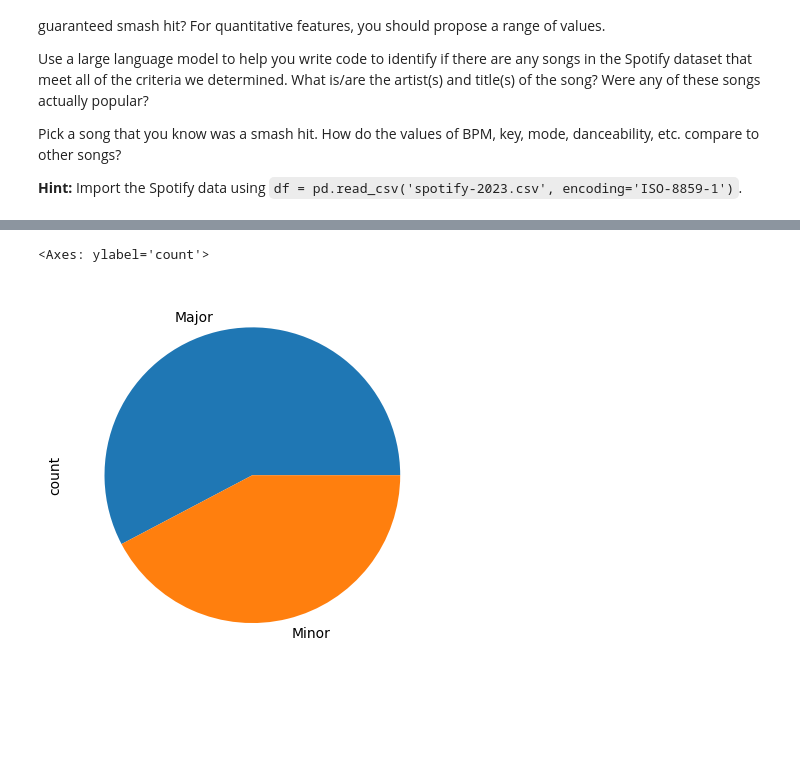
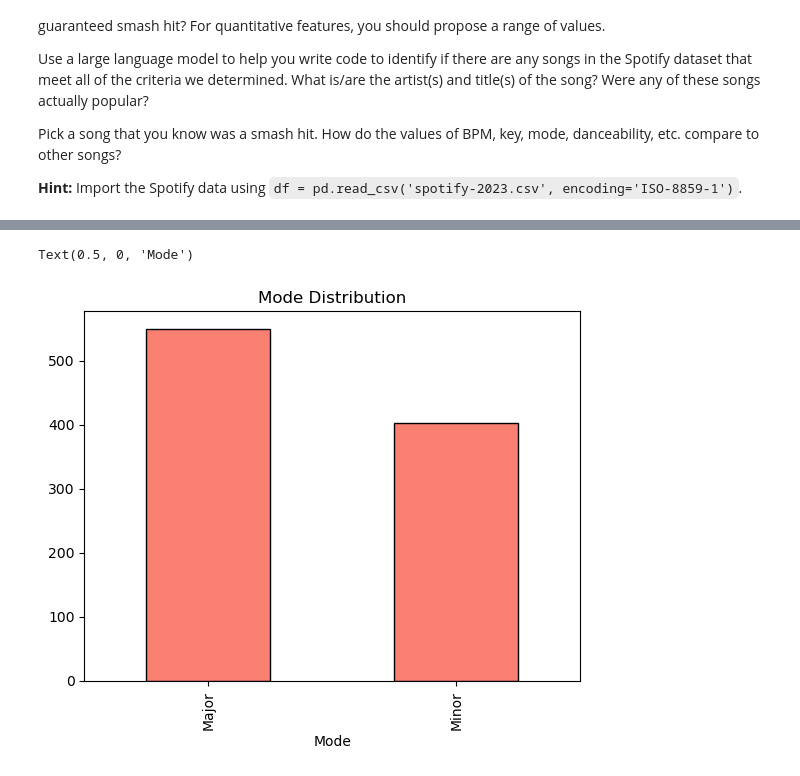
Before and after one commit to candace1been/Data_Visualization_And_Modeling, a Jupyter notebook: Lab/1.3 Data Visualization Lab.ipynb, the cells around one changed output, grey strips where cells are left out. Drawn from its saved outputs; the diff is of its cells as text; code cells hidden in the pictures; blank space fills up the shorter version.

Commit message:
modified:   Lab/1.3 Data Visualization Lab.ipynb 	modified:   Lab/1.5 Intro to Python and Pandas Lab.ipynb 	new file:   Lab/Cars.csv

```diff
--- a/Lab/1.3 Data Visualization Lab.ipynb
+++ b/Lab/1.3 Data Visualization Lab.ipynb
@@ -23,8 +23,19 @@ Pick a song that you know was a smash hit. How do the values of BPM, key, mode,
 import pandas as pd
 import matplotlib.pyplot as plt
 
-# 1. Load the Spotify Data
+# Load dataset
+df = pd.read_csv('spotify-2023.csv', encoding='ISO-8859-1')
+df['streams'] = pd.to_numeric(df['streams'], errors='coerce')
 
-df = pd.read_csv('spotify-2023.csv', encoding='ISO-8859-1')
+# 1. Calculations
+ideal_vals = {
+    'bpm': df['bpm'].median(),
+    'key': df['key'].mode()[0],
+    'mode': df['mode'].mode()[0],
+    'danceability_%': df['danceability_%'].median(),
+    'energy_%': df['energy_%'].median(),
+    'speechiness_%': df['speechiness_%'].median(),
+    'acousticness_%': df['acousticness_%'].median()
+}
 # %%
 # BPM Distribution
@@ -48,6 +55,8 @@ Name: bpm, dtype: float64
 # %%
-df['mode'].value_counts().plot(kind='pie')
+plt.figure()
+df['mode'].value_counts().plot(kind='bar', title='Mode Distribution', color='salmon', edgecolor='black')
+plt.xlabel('Mode')
 # %% [output]
-<Axes: ylabel='count'>
+Text(0.5, 0, 'Mode')
-[figure, old version]
+[figure, new version]
 # %%
```
Also changed, not shown: parts of 10 cells of this notebook, 2 other files.
